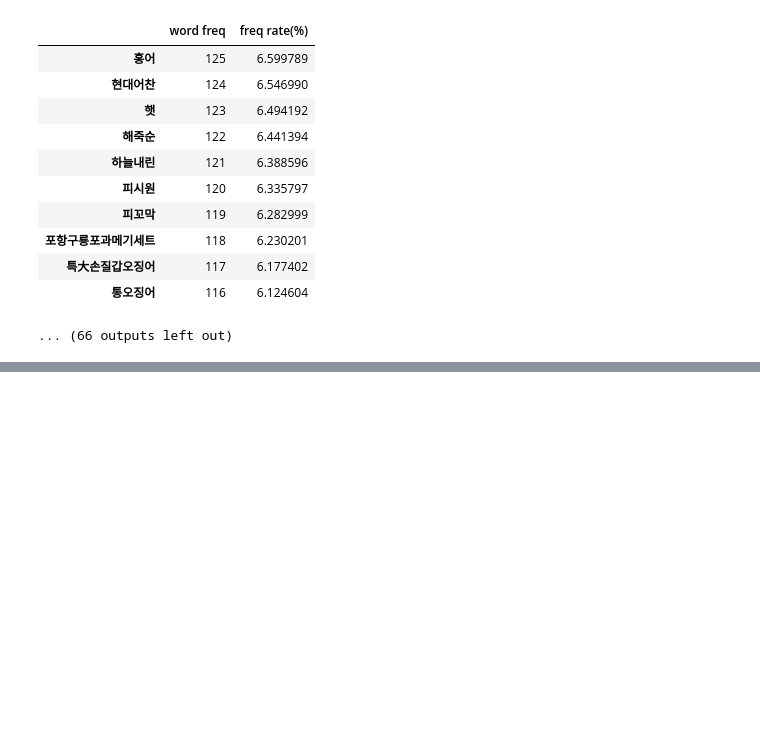
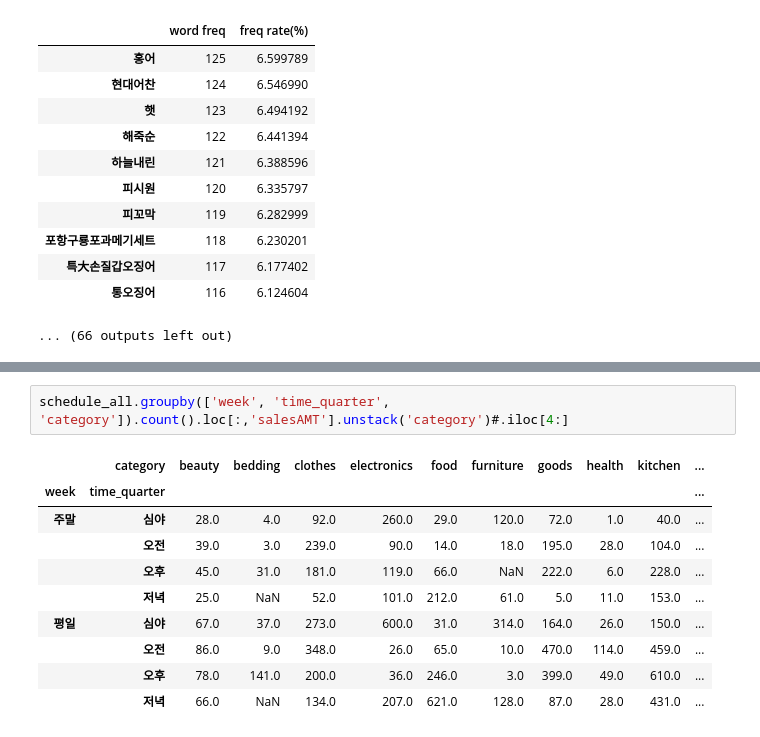
Before and after one commit to shp1204/WANPANMAN, a Jupyter notebook: EDA_ver2.ipynb, the cells around one changed output, grey strips where cells are left out. Saved outputs shown, nothing was run; the diff lists cells and outputs as text; blank space fills up the shorter version.

```diff
--- a/EDA_ver2.ipynb
+++ b/EDA_ver2.ipynb
@@ -846,0 +911,13 @@ for one_category in category_list :
+# %%
+schedule_all.groupby(['week', 'time_quarter', 'category']).count().loc[:,'salesAMT'].unstack('category')#.iloc[4:]
+# %% [output]
+|  | category | beauty | bedding | clothes | electronics | food | furniture | goods | health | kitchen | ... |
+| week | time_quarter |  |  |  |  |  |  |  |  |  | ... |
+| 주말 | 심야 | 28.0 | 4.0 | 92.0 | 260.0 | 29.0 | 120.0 | 72.0 | 1.0 | 40.0 | ... |
+|  | 오전 | 39.0 | 3.0 | 239.0 | 90.0 | 14.0 | 18.0 | 195.0 | 28.0 | 104.0 | ... |
+|  | 오후 | 45.0 | 31.0 | 181.0 | 119.0 | 66.0 | NaN | 222.0 | 6.0 | 228.0 | ... |
+|  | 저녁 | 25.0 | NaN | 52.0 | 101.0 | 212.0 | 61.0 | 5.0 | 11.0 | 153.0 | ... |
+| 평일 | 심야 | 67.0 | 37.0 | 273.0 | 600.0 | 31.0 | 314.0 | 164.0 | 26.0 | 150.0 | ... |
+|  | 오전 | 86.0 | 9.0 | 348.0 | 26.0 | 65.0 | 10.0 | 470.0 | 114.0 | 459.0 | ... |
+|  | 오후 | 78.0 | 141.0 | 200.0 | 36.0 | 246.0 | 3.0 | 399.0 | 49.0 | 610.0 | ... |
+|  | 저녁 | 66.0 | NaN | 134.0 | 207.0 | 621.0 | 128.0 | 87.0 | 28.0 | 431.0 | ... |
```
Also changed, not shown: parts of 11 cells of this notebook, 7 other files.
